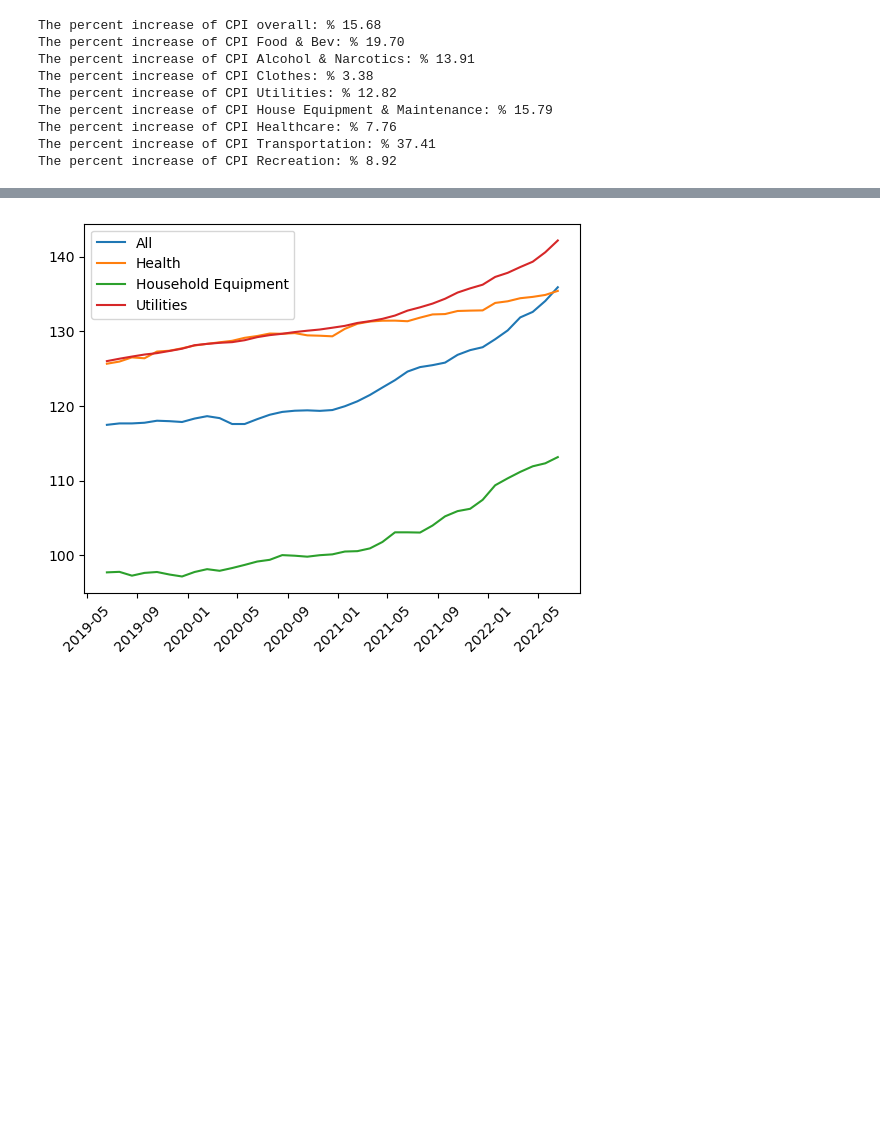
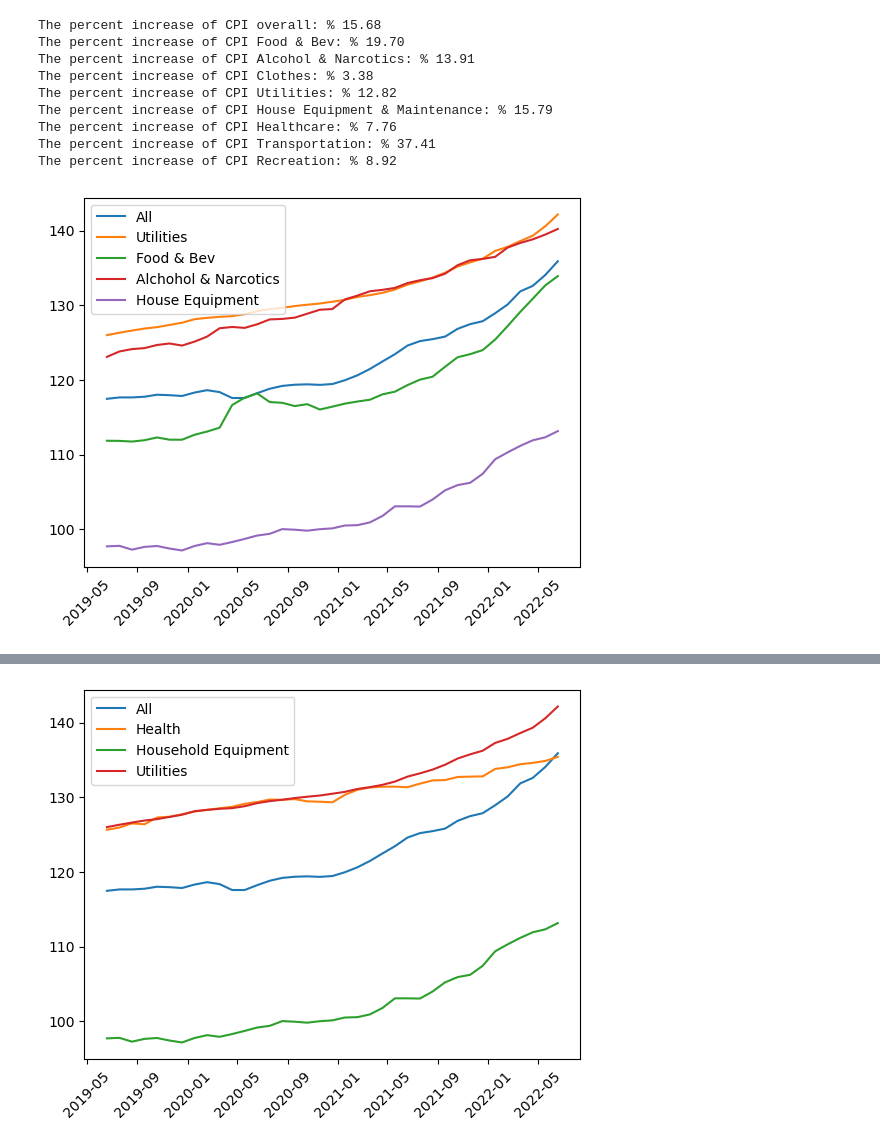
Before and after one commit to SolSolstice/Project-1, a Jupyter notebook: CPI_analysis.ipynb, the cells around one changed output, grey strips where cells are left out. Cells and saved outputs as stored; diff of their text form; code cells hidden in the pictures; blank space fills up the shorter version.

```diff
--- a/CPI_analysis.ipynb
+++ b/CPI_analysis.ipynb
@@ -122,3 +122,20 @@ The percent increase of CPI House Equipment & Maintenance: % 15.79
 The percent increase of CPI Healthcare: % 7.76
 The percent increase of CPI Transportation: % 37.41
 The percent increase of CPI Recreation: % 8.92
+# %%
+# Top performers vs. All
+fig, ax = plt.subplots()
+
+
+ax.plot(cpi_df["Consumer Price Index, All items"],label="CPI All items")
+ax.plot(cpi_df["Housing, Water, Electricity, Gas and Other Fuels"],label="Utilities")
+ax.plot(cpi_df["Food and non-alcoholic beverages"],label="Food & Bev")
+ax.plot(cpi_df["Alcoholic Beverages, Tobacco, and Narcotics"],label="Alcohol & Narcotics")
+ax.plot(cpi_df["Furnishings, household equipment and routine household maintenance"],label="Household Equipment")
+
+
+plt.legend(["All","Utilities","Food & Bev","Alchohol & Narcotics","House Equipment"])
+plt.xticks(rotation=45)
+plt.show()
+# %% [output]
+[figure, added]
```
Also changed, not shown: parts of 2 cells of this notebook.
